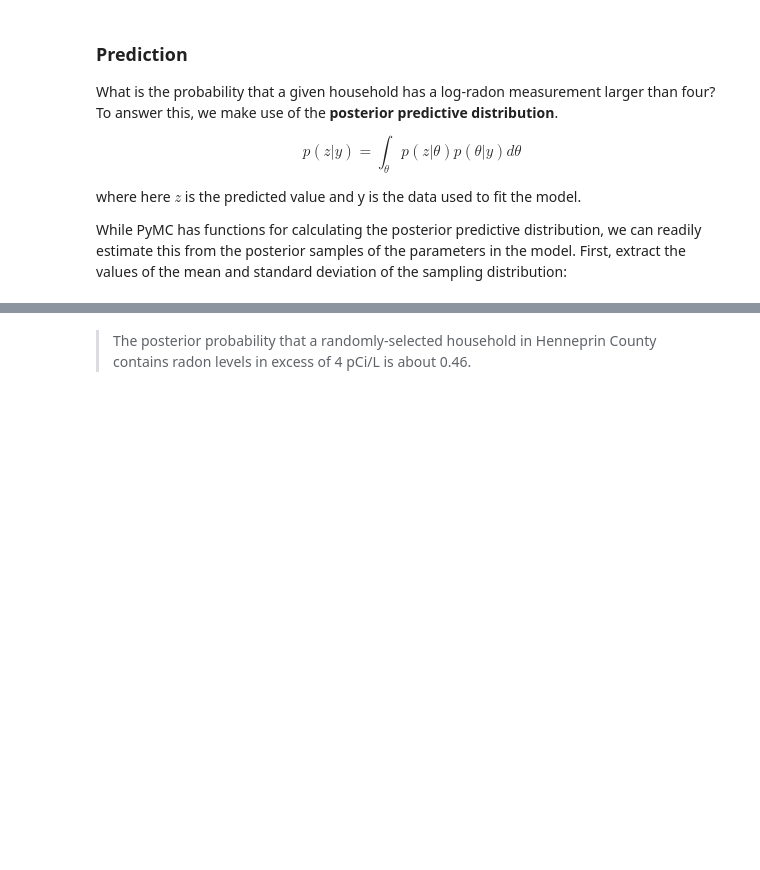
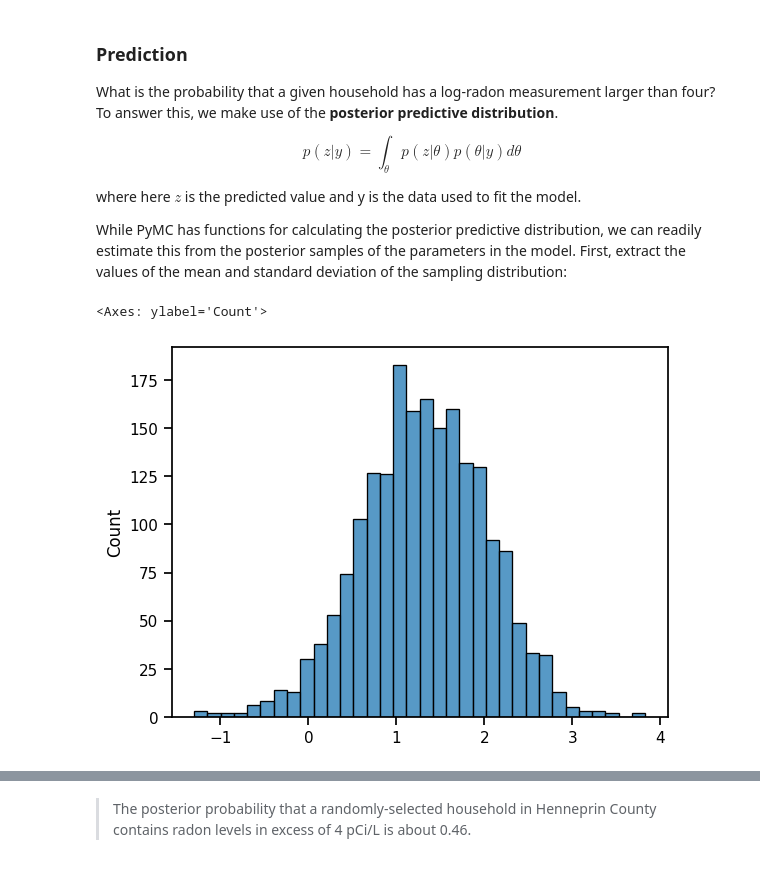
Before and after one commit to matescharnitzky/bayes_course_2023, a Jupyter notebook: notebooks/Section1_1-Basic_Bayes.ipynb, the cells around one changed output, grey strips where cells are left out. Cells and saved outputs as stored; diff of their text form; code cells hidden in the pictures; blank space fills up the shorter version.

```diff
--- a/notebooks/Section1_1-Basic_Bayes.ipynb
+++ b/notebooks/Section1_1-Basic_Bayes.ipynb
@@ -338,7 +388,11 @@ sigmas = posterior_data['sigma'].values
 # %%
 from scipy.stats import norm
 np.random.seed(RANDOM_SEED)
 
 radon_samples = norm(loc=mus, scale=sigmas).rvs()
+sns.histplot(radon_samples)
+# %% [output]
+<Axes: ylabel='Count'>
+[figure, added]
 # %%
 (radon_samples > np.log(4)).mean()
```
Also changed, not shown: parts of 23 cells of this notebook, 4 other files.
